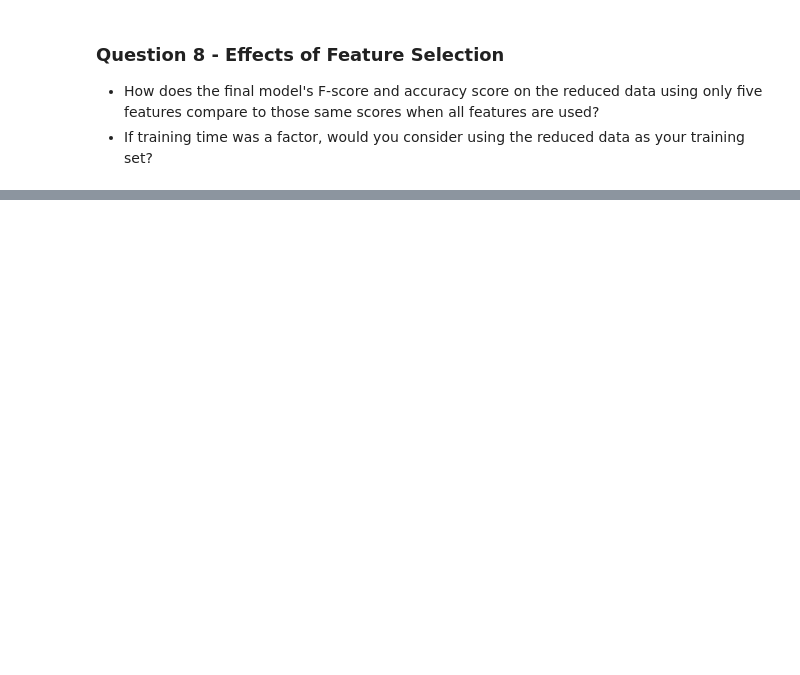
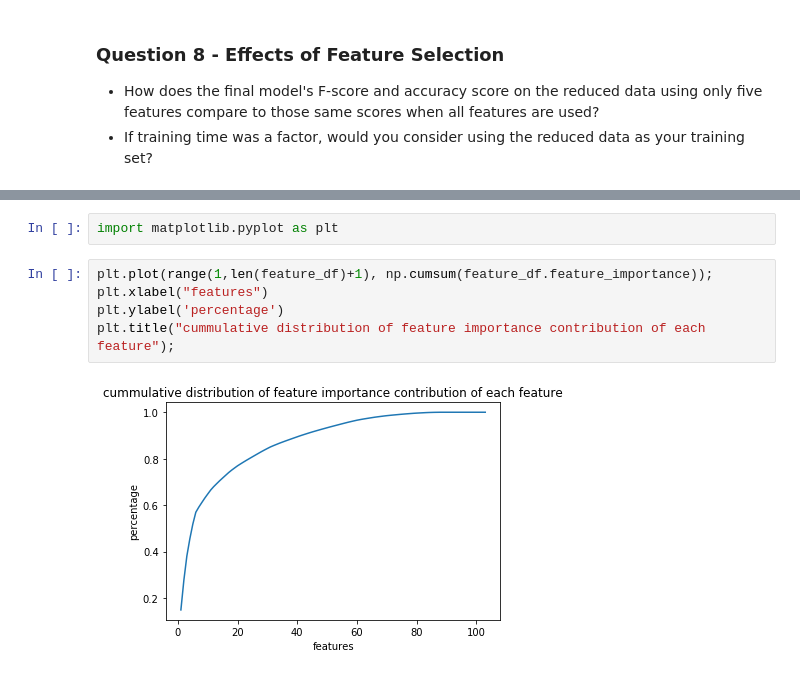
Before and after one commit to Kali-Dev/Find-Donors-for-CharityML, a Jupyter notebook: finding_donors.ipynb, the cells around one changed output, grey strips where cells are left out. Saved outputs shown, nothing was run; the diff lists cells and outputs as text; blank space fills up the shorter version.

```diff
--- a/finding_donors.ipynb
+++ b/finding_donors.ipynb
@@ -681,0 +701,9 @@ F-score on testing data: 0.7229
+# %%
+import matplotlib.pyplot as plt
+# %%
+plt.plot(range(1,len(feature_df)+1), np.cumsum(feature_df.feature_importance));
+plt.xlabel("features")
+plt.ylabel('percentage')
+plt.title("cummulative distribution of feature importance contribution of each feature");
+# %% [output]
+[figure, added]
```
Also changed, not shown: parts of 16 cells of this notebook.
